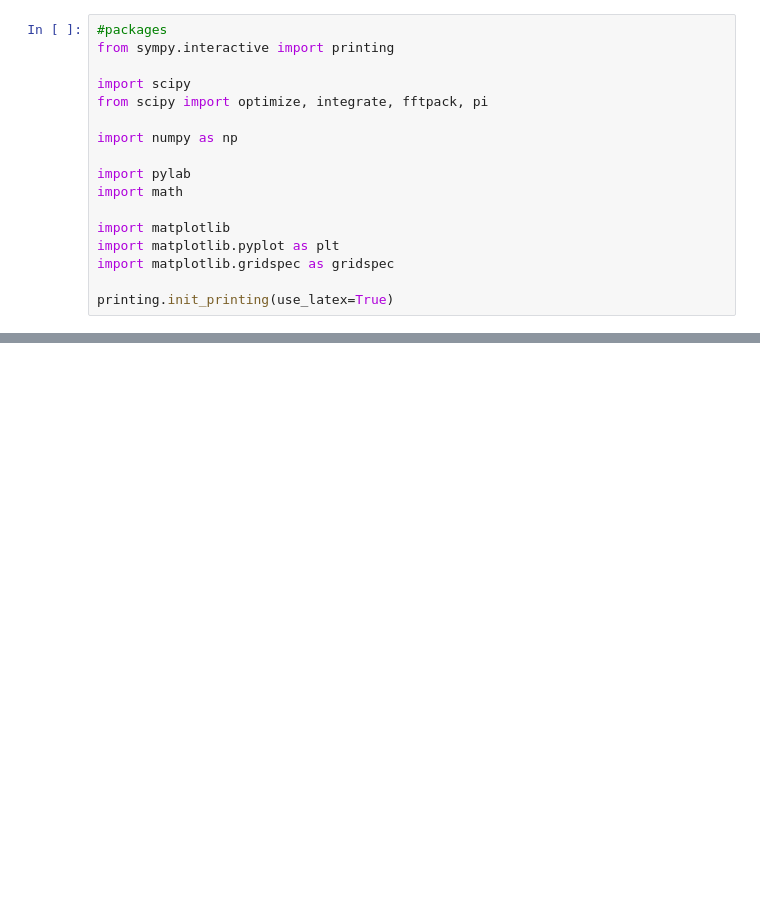
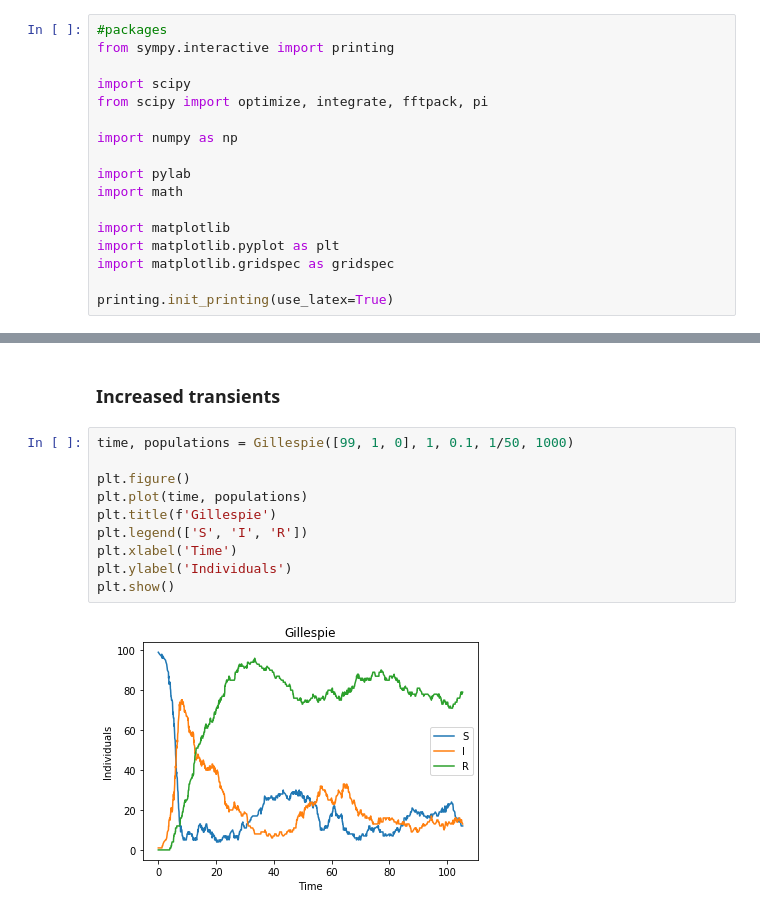
Before and after one commit to eschrad/Assignment-2, a Jupyter notebook: Gillespie.ipynb, the cells around one changed output, grey strips where cells are left out. Cells and saved outputs as stored; diff of their text form; blank space fills up the shorter version.

```diff
--- a/Gillespie.ipynb
+++ b/Gillespie.ipynb
@@ -73,0 +89,14 @@ plt.show()
+# %% [markdown]
+### Increased transients
+# %%
+time, populations = Gillespie([99, 1, 0], 1, 0.1, 1/50, 1000)
+
+plt.figure()
+plt.plot(time, populations)
+plt.title(f'Gillespie')
+plt.legend(['S', 'I', 'R'])
+plt.xlabel('Time')
+plt.ylabel('Individuals')
+plt.show()
+# %% [output]
+[figure, added]
```
Also changed, not shown: parts of 9 cells of this notebook, 1 other file.
